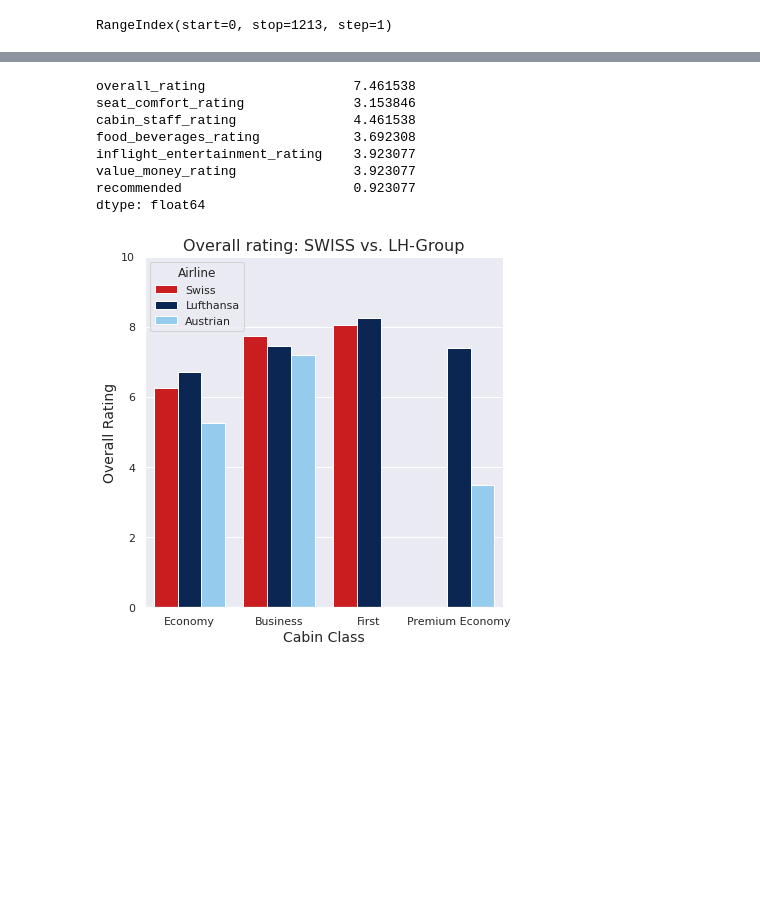
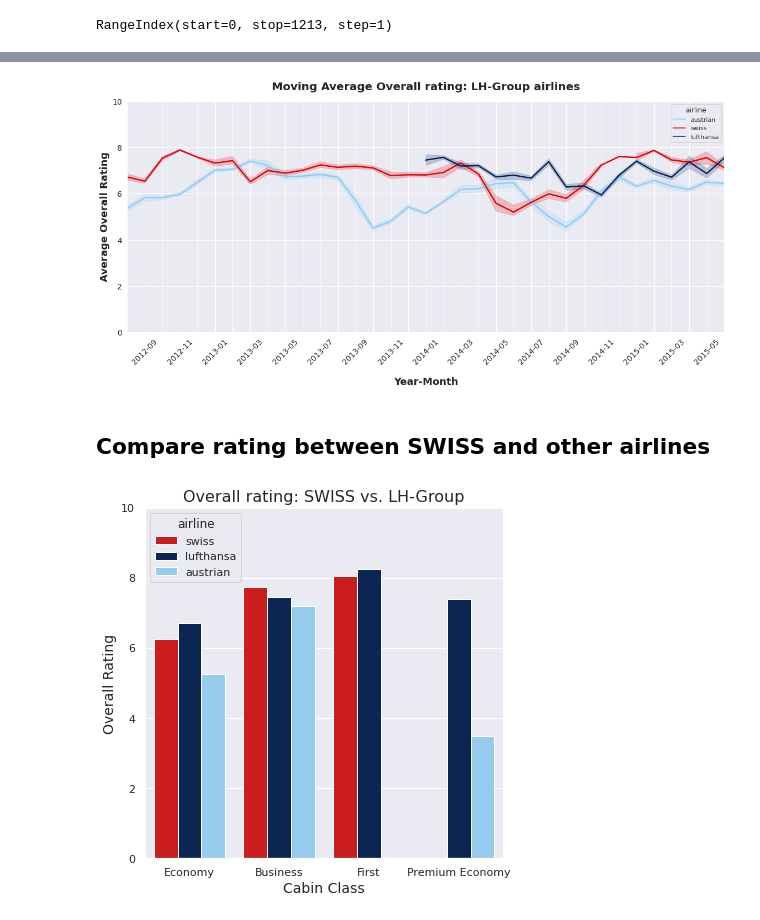
Before and after one commit to gremue/skytrax_analysis, a Jupyter notebook: Analysis.ipynb, the cells around one changed output, grey strips where cells are left out. Cells and saved outputs as stored; diff of their text form; code cells hidden in the pictures; blank space fills up the shorter version.

```diff
--- a/Analysis.ipynb
+++ b/Analysis.ipynb
@@ -628,7 +623,7 @@ xticks[0]
 # %%
 rollingFig, rollingAx = plt.subplots(1,1, figsize=(16,8))
 
-rollingAx = sns.lineplot(x="date", y="overall_rating", hue="Airline", palette=groupPalette, data=rollingMean, lw=2.5)
+rollingAx = sns.lineplot(x="date", y="overall_rating", hue="airline", palette=groupPalette, data=monthlyMean, lw=2.5)
 
 rollingAx.tick_params(axis='x', rotation=45)
 
@@ -755,12 +708,0 @@ rollingFig.tight_layout()
-# %%
-test = reviewTimeline[reviewTimeline['Airline']=='Lufthansa']
-test[test['date']=='2015-02'].mean()
-# %% [output]
-overall_rating                   7.461538
-seat_comfort_rating              3.153846
-cabin_staff_rating               4.461538
-food_beverages_rating            3.692308
-inflight_entertainment_rating    3.923077
-value_money_rating               3.923077
-recommended                      0.923077
-dtype: float64
@@ -814,7 +709,51 @@ dtype: float64
+# %%
+testSet = groupSet.copy(deep=True)
+testSet['date'] = pd.to_datetime(testSet['date'])
+
+testSet = testSet.drop(columns={'cabin_flown'})
+ast = testSet.set_index('date')#.rolling(3).mean()
+ast = ast.groupby(['airline']).rolling(20,1).mean()
+ast = ast.reset_index()
+ast = ast.sort_values(by='date')
+ast['date'] = ast['date'].dt.strftime('%Y-%m')
+#ast = ast.loc['2012-06':'2015-07']
+#ast['date'] = ast['date'].dt.strftime('%Y-%m')
+#ast = ast.groupby(['Airline'])
+# %%
+rollingFig, rollingAx = plt.subplots(1,1, figsize=(16,8))
+
+rollingAx = sns.lineplot(x="date", y="overall_rating", hue="airline", palette=groupPalette, data=ast, lw=2.5)
+
+#xticks = ast.index.get_level_values(0)
+
+
+#date_form = DateFormatter('%Y-%M')
+rollingAx.tick_params(axis='x', rotation=45)
+
+
+rollingAx.set_xlabel('Year-Month', fontsize=18, fontweight='bold', labelpad=20)
+rollingAx.set_ylabel('Average Overall Rating', fontsize=18, fontweight='bold')
+rollingAx.set_title('Moving Average Overall rating: LH-Group airlines',fontsize=20, fontweight='bold', pad=20)
+
+rollingAx.tick_params(axis='both', which='major', labelsize=14)
+
+rollingAx.set_xlim(xticks[2],xticks[-4])
+rollingAx.set_ylim(0, 10)
+
+# kann man über Locator und Formatter schöner lösen, aber tut hier seinen Zweck
+for index, label in enumerate(rollingAx.xaxis.get_ticklabels()):
+    if index % 2 != 0:
+        label.set_visible(False)
+
+rollingFig.tight_layout()
+# %% [output]
+[figure, added]
+# %% [markdown]
+## Compare rating between SWISS and other airlines
 # %%
 g = sns.catplotg = sns.catplot(
     data=groupSet, kind="bar",
-    x="cabin_flown", y="overall_rating", hue="Airline", palette=groupPalette,
+    x="cabin_flown", y="overall_rating", hue="airline", palette=groupPalette,
     height=6, ci=None, legend_out=False
 )
 g.ax.set_xlabel('Cabin Class', fontsize=14)
@@ -823,7 +762,7 @@ g.ax.set_title('Overall rating: SWISS vs. LH-Group',fontsize=16)
 g.ax.set_ylim(0,10)
 g.fig.tight_layout()
 # %% [output]
-[figure, old version]
+[figure, new version]
 # %%
 g = sns.catplot(
     data=fiveStarSet, kind="bar",
```
Also changed, not shown: parts of 104 cells of this notebook.
